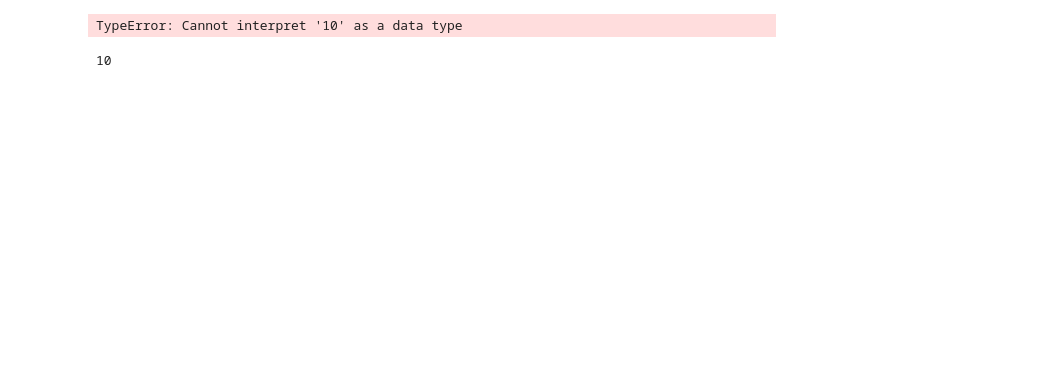
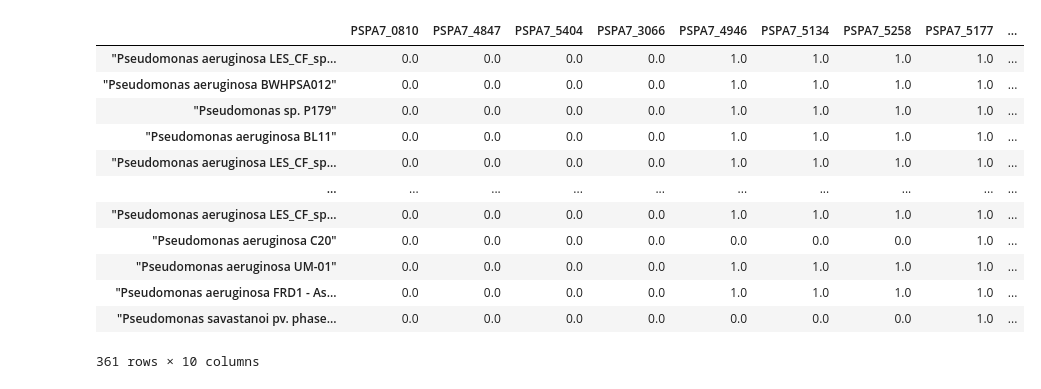
Before and after one commit to MMSB-MOBI/phyloProfile, a Jupyter notebook: Matrix builder.ipynb, the cells around one changed output. Saved outputs shown, nothing was run; the diff lists cells and outputs as text; code cells hidden in the pictures; blank space fills up the shorter version.

Commit message:
add set M value

```diff
--- a/Matrix builder.ipynb
+++ b/Matrix builder.ipynb
@@ -25,9 +25,9 @@ def p_dict_builder(query_orth,cog_dir):
     for cog_id,p_name in iter_query_cog(query_orth):
         g_list = cog_2_g_list(cog_id,cog_dir)
         p_dict[p_name] = g_list
-        i=i+1
-        if i>9:
-            break
+        #i=i+1
+        #if i>9:
+            #break
     return p_dict
 # %%
 def index_setter(p_dict):
@@ -36,4 +36,5 @@ def index_setter(p_dict):
     for p_name,g_list in p_dict.items():
         p_index.append(p_name)
         g_index.update(g_list)
+    g_index = list(g_index)
     return p_index,g_index
@@ -42,5 +48,11 @@ def index_setter(p_dict):
 query_orth ='/Users/mdupuy/Documents/Stage/Pseudomonas_aeruginosa_PA7_119_ortholog_groups.csv'
 cog_dir='/Users/mdupuy/Documents/Stage/All_COG_groups/'
 p_dict=p_dict_builder(query_orth,cog_dir)
-index=index_setter(p_dict)
+m_index=index_setter(p_dict)
+x = len(m_index[1])
+y = len(m_index[0])
+M = np.zeros((x,y))
+for p_name,g_list in p_dict.items():
+    for g_name in g_list:
+        set_M_values(g_name,p_name,1)
 # %% [output]
@@ -49,8 +61,17 @@ Wall time: 109 ms
-# %%
-M = np.zeros(len(index[1]),len(index[0]))
-# %% [output]
-TypeError: Cannot interpret '10' as a data type
-# %%
-len(index[0])
-# %% [output]
-10
+# %%
+import pandas as pd
+pd.DataFrame(M,index=m_index[1],columns=m_index[0])
+# %% [output]
+|  | PSPA7_0810 | PSPA7_4847 | PSPA7_5404 | PSPA7_3066 | PSPA7_4946 | PSPA7_5134 | PSPA7_5258 | PSPA7_5177 | ... |
+| "Pseudomonas aeruginosa LES_CF_sp... | 0.0 | 0.0 | 0.0 | 0.0 | 1.0 | 1.0 | 1.0 | 1.0 | ... |
+| "Pseudomonas aeruginosa BWHPSA012" | 0.0 | 0.0 | 0.0 | 0.0 | 1.0 | 1.0 | 1.0 | 1.0 | ... |
+| "Pseudomonas sp. P179" | 0.0 | 0.0 | 0.0 | 0.0 | 1.0 | 1.0 | 1.0 | 1.0 | ... |
+| "Pseudomonas aeruginosa BL11" | 0.0 | 0.0 | 0.0 | 0.0 | 1.0 | 1.0 | 1.0 | 1.0 | ... |
+| "Pseudomonas aeruginosa LES_CF_sp... | 0.0 | 0.0 | 0.0 | 0.0 | 1.0 | 1.0 | 1.0 | 1.0 | ... |
+| ... | ... | ... | ... | ... | ... | ... | ... | ... | ... |
+| "Pseudomonas aeruginosa LES_CF_sp... | 0.0 | 0.0 | 0.0 | 0.0 | 1.0 | 1.0 | 1.0 | 1.0 | ... |
+| "Pseudomonas aeruginosa C20" | 0.0 | 0.0 | 0.0 | 0.0 | 0.0 | 0.0 | 0.0 | 1.0 | ... |
+| "Pseudomonas aeruginosa UM-01" | 0.0 | 0.0 | 0.0 | 0.0 | 1.0 | 1.0 | 1.0 | 1.0 | ... |
+| "Pseudomonas aeruginosa FRD1 - As... | 0.0 | 0.0 | 0.0 | 0.0 | 1.0 | 1.0 | 1.0 | 1.0 | ... |
+| "Pseudomonas savastanoi pv. phase... | 0.0 | 0.0 | 0.0 | 0.0 | 0.0 | 0.0 | 0.0 | 1.0 | ... |
+361 rows × 10 columns
```
Also changed, not shown: parts of 3 cells of this notebook.
